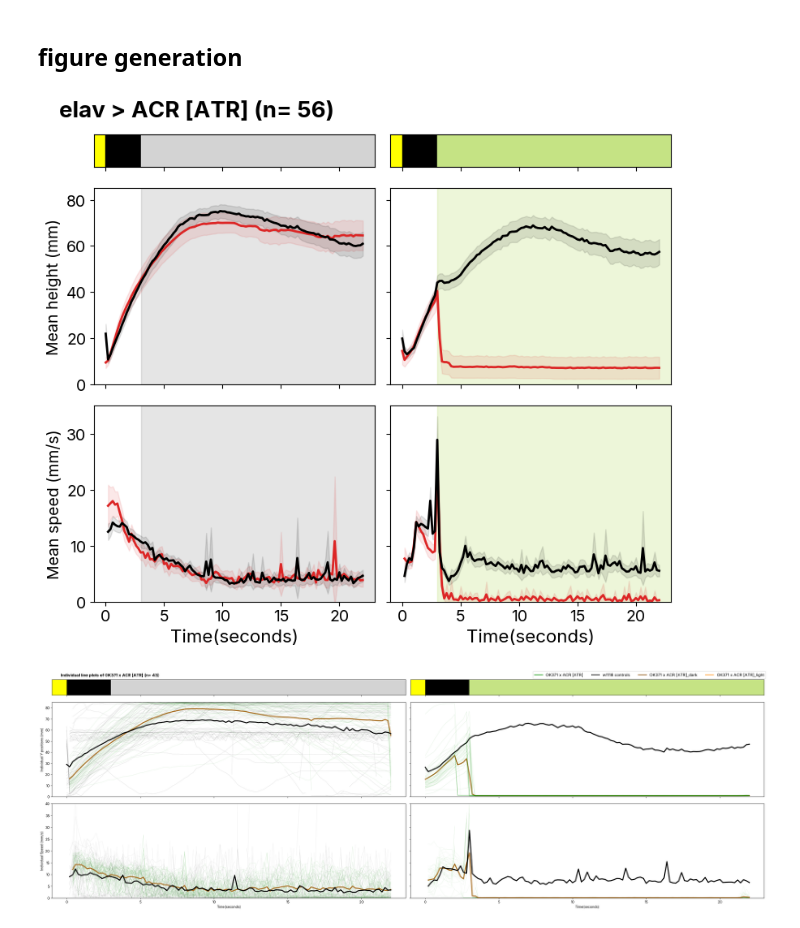
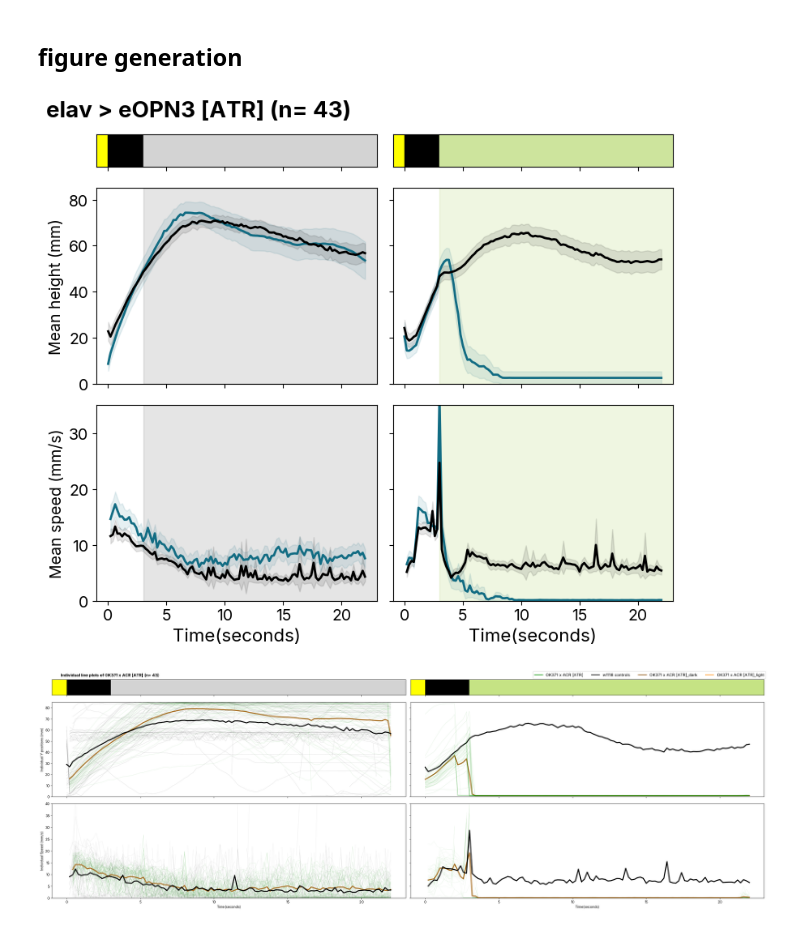
Before and after one commit to lnicole08/deltaG_screen, a Jupyter notebook: Generic line plots - figures.ipynb, the cells around one changed output. Drawn from its saved outputs; the diff is of its cells as text; code cells hidden in the pictures.

```diff
--- a/Generic line plots - figures.ipynb
+++ b/Generic line plots - figures.ipynb
@@ -97,7 +97,7 @@ openPath = specifiedpath + filedir
 files = os.listdir(openPath)
 
 #identifying genotypes
-responder = "ACR [ATR]"
+responder = "eOPN3 [ATR]"
 driver = "elav"
 wt = "w1118"
 transgenic = driver + " x " + responder
@@ -186,12 +186,15 @@ time = df3.loc[df3.ExperimentState == "Dark", 'Seconds']
 time2 = df4.loc[df4.ExperimentState == "Dark", 'Seconds']
 
 if "ACR" in responder or "eOPN3" in responder:
-    barcolr = "#dc2626"  # #f97316 (orange) or #dc2626 for red
-    patchcolor = "#c5e384"
+    barcolr = "#126C83"  # # color = "#126C83" for eopn3 #7BBB14 for acr
+    patchcolor = "#cde49d"
     compdark = "#73440f"
     complight = "#de841f"
     responderrename = responder.replace("eOPN3", "AsOPN3")
     transgenicname = driver + " x " + responderrename
+
+
+
 
 elif "PdCO" in responder:
     barcolr = "#0080ff"
@@ -278,34 +281,34 @@ axs[2,1].set_yticks(np.arange(0, 36, 10))
 
 axs[2,0].set_xlabel('Time(seconds)', fontsize=16)
 axs[2,1].set_xlabel('Time(seconds)', fontsize=16)
 
 
 # axs[2,0].tick_params(axis='x', labelsize=14)
 # axs[2,1].tick_params(axis='x', labelsize=14)
 
 # axs[1,1].tick_params(axis='y', which='both', labelleft=True, labelsize=5)
 # axs[2,1].tick_params(axis='y', which='both', labelleft=True, labelsize=16)
 
 axs[1,0].tick_params(axis='both', labelsize=14)
 axs[2,0].tick_params(axis='both', labelsize=14)
 axs[2,1].tick_params(axis='both', labelsize=14)
 
 #Hide x labels and tick labels for top plots and y ticks for right plots.
 for ax in axs.flat:
     ax.label_outer()
     ax.set_xlim([-1,23])
 
 
 figfirstplot.suptitle(t = driver + " > " + responder  + " (n= " + str(nnumber) + ")", fontweight='bold', x = 0.25, fontsize = 20)
 
 figfirstplot.tight_layout()
 plt.rcParams['font.family'] = 'Inter'
 mpl.rcParams['svg.fonttype'] = 'none'
 
 figfirstplot.savefig(savefiglocation + "images\\" + transgenicname + "_lineplotforfigures_" + date + ".svg", bbox_inches='tight')
 #figfirstplot.show();
 # %% [output]
-[figure, old version]
+[figure, new version]
 # %%
 figthirdplot, axs = plt.subplots(3, 2, figsize=(30, 10 ),sharex = "col", gridspec_kw={'height_ratios': [1, 6, 6]}) #sharey = row
 
```
Also changed, not shown: parts of 1 cell of this notebook, 2 other files.
